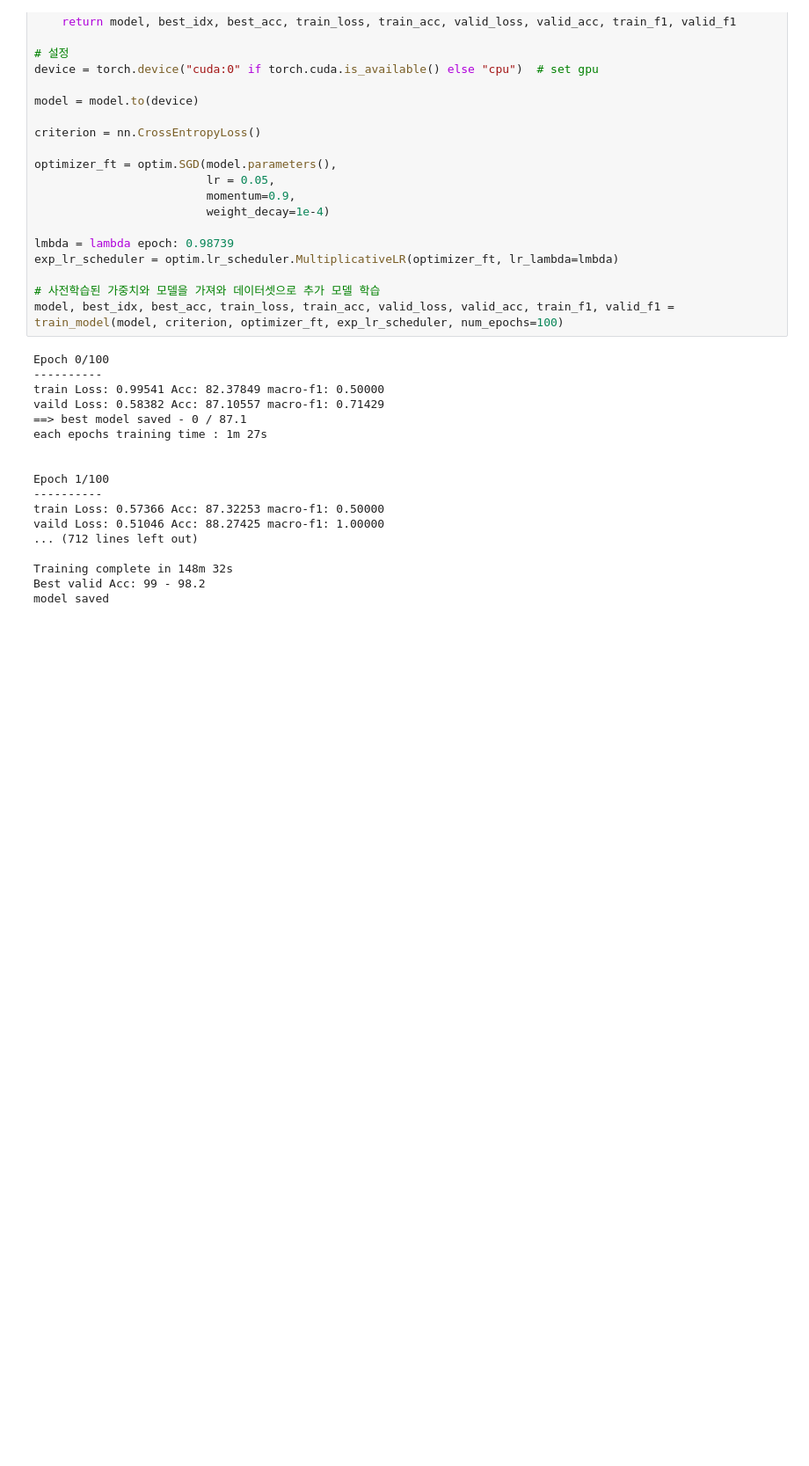
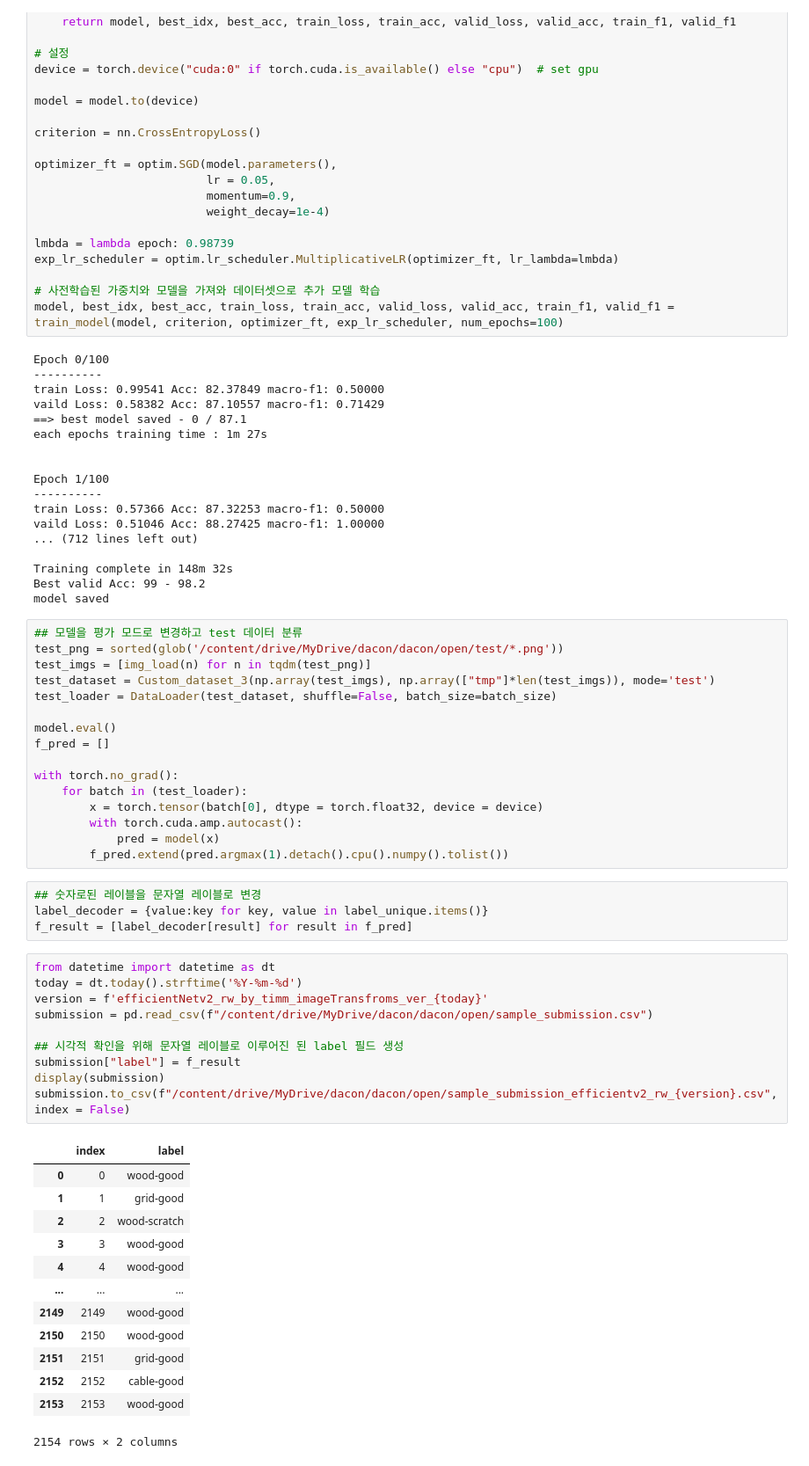
Before and after one commit to By0ungJoo/dacon, a Jupyter notebook: efficientnetv2_rw_s.ipynb, the cells around one changed output. Shown at 88% size. Cells and saved outputs as stored; diff of their text form; blank space fills up the shorter version.

```diff
--- a/efficientnetv2_rw_s.ipynb
+++ b/efficientnetv2_rw_s.ipynb
@@ -292,3 +292,47 @@ vaild Loss: 0.51046 Acc: 88.27425 macro-f1: 1.00000
 Training complete in 148m 32s
 Best valid Acc: 99 - 98.2
 model saved
+# %%
+## 모델을 평가 모드로 변경하고 test 데이터 분류
+test_png = sorted(glob('/content/drive/MyDrive/dacon/dacon/open/test/*.png'))
+test_imgs = [img_load(n) for n in tqdm(test_png)]
+test_dataset = Custom_dataset_3(np.array(test_imgs), np.array(["tmp"]*len(test_imgs)), mode='test')
+test_loader = DataLoader(test_dataset, shuffle=False, batch_size=batch_size)
+
+model.eval()
+f_pred = []
+
+with torch.no_grad():
+    for batch in (test_loader):
+        x = torch.tensor(batch[0], dtype = torch.float32, device = device)
+        with torch.cuda.amp.autocast():
+            pred = model(x)
+        f_pred.extend(pred.argmax(1).detach().cpu().numpy().tolist())
+# %%
+## 숫자로된 레이블을 문자열 레이블로 변경
+label_decoder = {value:key for key, value in label_unique.items()}
+f_result = [label_decoder[result] for result in f_pred]
+# %%
+from datetime import datetime as dt
+today = dt.today().strftime('%Y-%m-%d')
+version = f'efficientNetv2_rw_by_timm_imageTransfroms_ver_{today}'
+submission = pd.read_csv(f"/content/drive/MyDrive/dacon/dacon/open/sample_submission.csv")
+
+## 시각적 확인을 위해 문자열 레이블로 이루어진 된 label 필드 생성
+submission["label"] = f_result
+display(submission)
+submission.to_csv(f"/content/drive/MyDrive/dacon/dacon/open/sample_submission_efficientv2_rw_{version}.csv", index = False)
+# %% [output]
+|  | index | label |
+| 0 | 0 | wood-good |
+| 1 | 1 | grid-good |
+| 2 | 2 | wood-scratch |
+| 3 | 3 | wood-good |
+| 4 | 4 | wood-good |
+| ... | ... | ... |
+| 2149 | 2149 | wood-good |
+| 2150 | 2150 | wood-good |
+| 2151 | 2151 | grid-good |
+| 2152 | 2152 | cable-good |
+| 2153 | 2153 | wood-good |
+2154 rows × 2 columns
```
